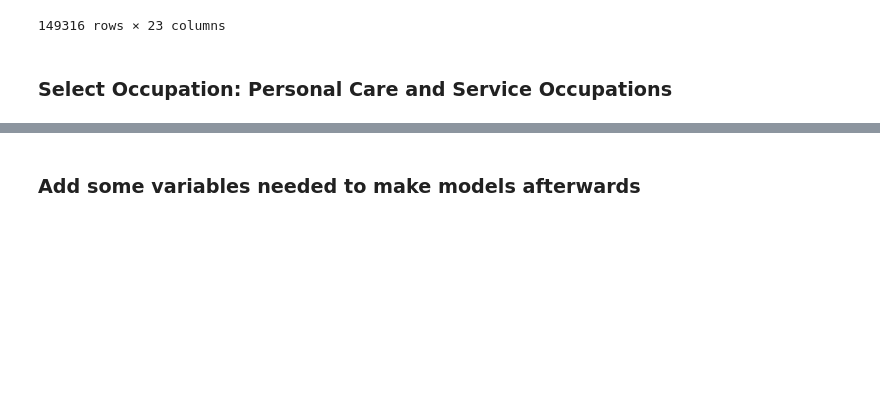
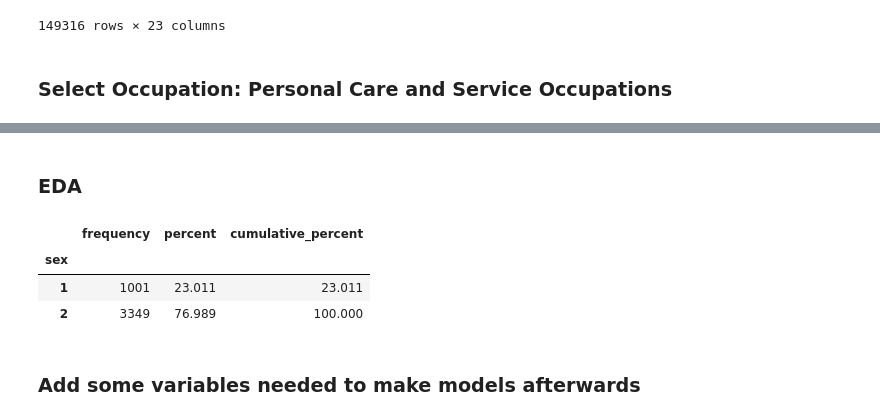
Before and after one commit to Jk33033/Data_Analysis3, a Jupyter notebook: assignment1/assignment1.ipynb, the cells around one changed output, grey strips where cells are left out. Cells and saved outputs as stored; diff of their text form; code cells hidden in the pictures; blank space fills up the shorter version.

```diff
--- a/assignment1/assignment1.ipynb
+++ b/assignment1/assignment1.ipynb
@@ -53,3 +53,5 @@ data.describe()
 | 50% | 158899.500000 | 4.251351e+14 | 2702.789800 | 378.100000 | 40.000000 | 40.000000 | 1.000000 | 1.000000 | 36.000000 | 2.000000 | 5.000000 | ... |
 | 75% | 238386.750000 | 7.239546e+14 | 3358.488650 | 576.000000 | 40.000000 | 41.000000 | 2.000000 | 5.000000 | 49.000000 | 2.000000 | 7.000000 | ... |
 | max | 317005.000000 | 9.999904e+14 | 7606.269500 | 2884.610000 | 99.000000 | 46.000000 | 25.000000 | 8.000000 | 64.000000 | 2.000000 | 7.000000 | ... |
+# %% [markdown]
+### EDA
@@ -56,3 +68,15 @@ data.describe()
+# %%
+# check frequency by gender
+# 1 stands for male , 2 stands for female
+freq = data.groupby("sex").agg(frequency=("earnwke", "size"))
+freq["percent"] = round(freq["frequency"] / sum(freq["frequency"]) * 100, 3)
+freq["cumulative_percent"] = np.cumsum(freq["percent"])
+freq
+# %% [output]
+|  | frequency | percent | cumulative_percent |
+| sex |  |  |  |
+| 1 | 1001 | 23.011 | 23.011 |
+| 2 | 3349 | 76.989 | 100.000 |
 # %% [markdown]
 ### Add some variables needed to make models afterwards
 # %%
```
Also changed, not shown: parts of 4 cells of this notebook, 7 other files.
